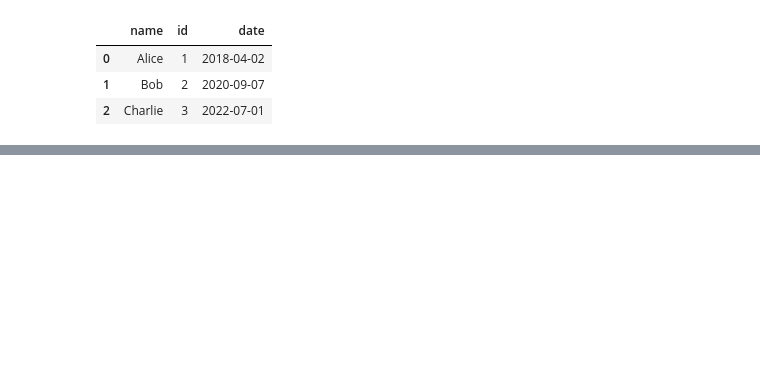
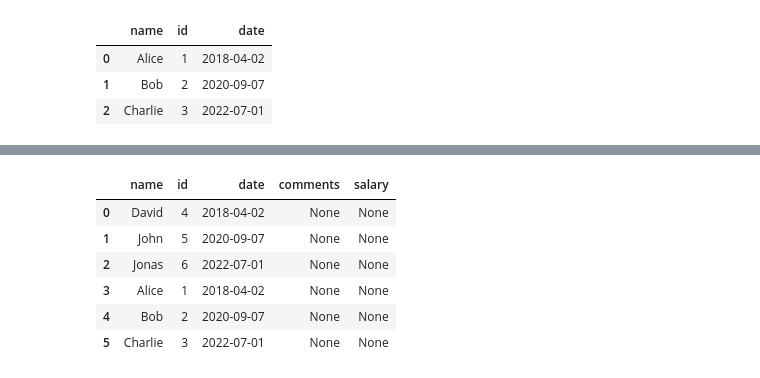
Before and after one commit to HonahX/iceberg-summit-workshop, a Jupyter notebook: notebooks/workshop.ipynb, the cells around one changed output, grey strips where cells are left out. Drawn from its saved outputs; the diff is of its cells as text; code cells hidden in the pictures; blank space fills up the shorter version.

Commit message:
add initial getting-started examples

```diff
--- a/notebooks/workshop.ipynb
+++ b/notebooks/workshop.ipynb
@@ -56,2 +50,0 @@ table = catalog.load_table("demo_ns.demo_table_1")
-# %%
-table.append(arrow_table)
@@ -64,0 +119,7 @@ table.scan().to_pandas()
+# %%
+from pyiceberg.transforms import YearTransform
+
+with table.update_spec() as update:
+   update.add_field("date", YearTransform())
+
+table
@@ -64,0 +136,8 @@ table.scan().to_pandas()
+# %%
+example_data_2 = pa.Table.from_pylist([
+    {"name": "David", "id": 4, "date": 17623},  # 2018-05-15
+    {"name": "John", "id": 5, "date": 18512},    # 2020-11-23
+    {"name": "Jonas", "id": 6, "date": 19174} # 2022-07-07
+], schema=example_schema)
+
+table.append(example_data_2)
@@ -64,0 +158,7 @@ table.scan().to_pandas()
+# %%
+from pyiceberg.types import StringType, DecimalType
+
+with table.update_schema() as update:
+   # Add new columns
+   update.add_column("comments", StringType())
+   update.add_column("salary", DecimalType(9, 3))
@@ -64,0 +178,10 @@ table.scan().to_pandas()
+# %%
+table.scan().to_pandas()
+# %% [output]
+|  | name | id | date | comments | salary |
+| 0 | David | 4 | 2018-04-02 | None | None |
+| 1 | John | 5 | 2020-09-07 | None | None |
+| 2 | Jonas | 6 | 2022-07-01 | None | None |
+| 3 | Alice | 1 | 2018-04-02 | None | None |
+| 4 | Bob | 2 | 2020-09-07 | None | None |
+| 5 | Charlie | 3 | 2022-07-01 | None | None |
```
Also changed, not shown: parts of 34 cells of this notebook.
